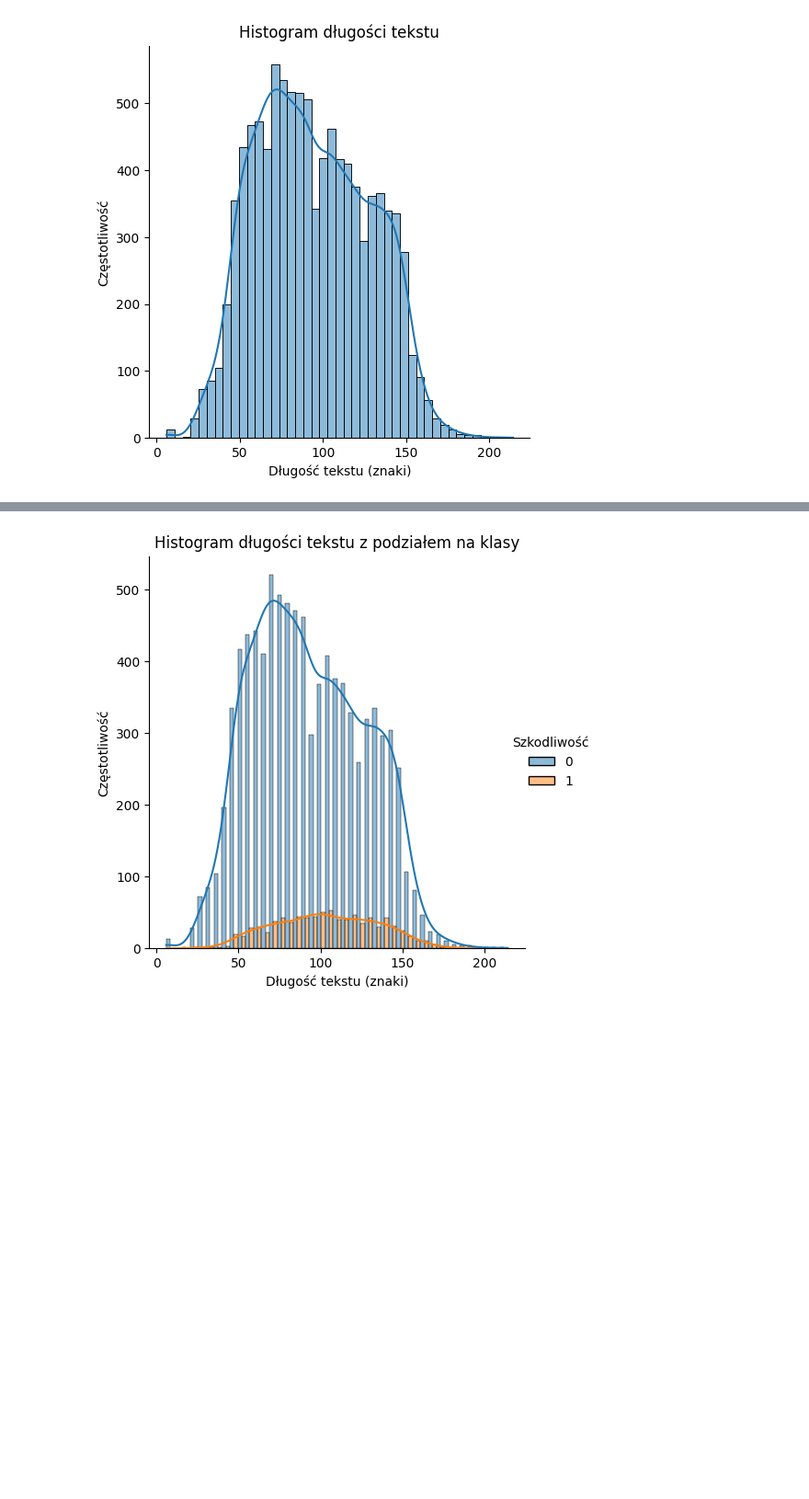
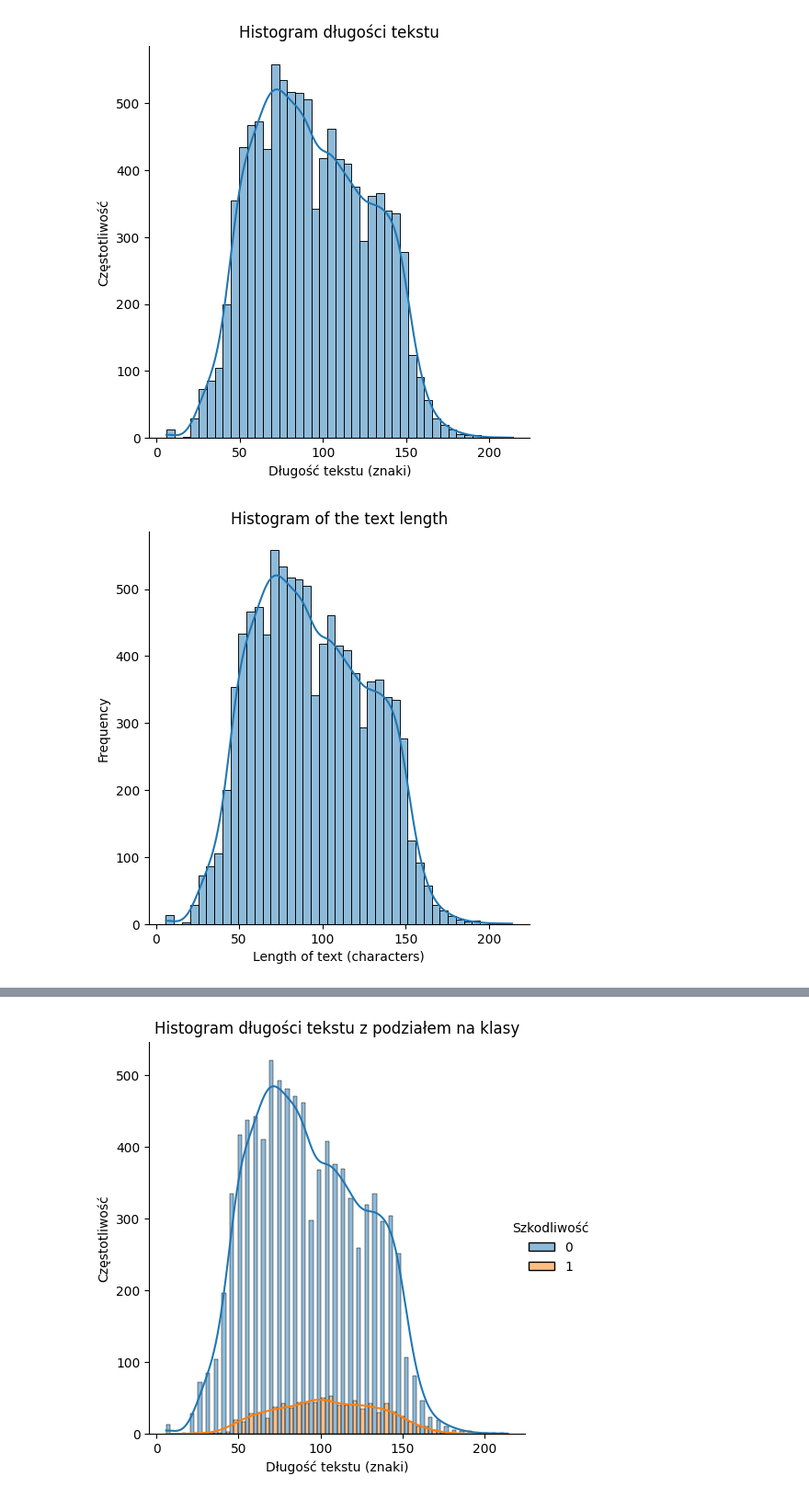
Before and after one commit to szpwski/nlp_poleval_text_classification, a Jupyter notebook: eda.ipynb, the cells around one changed output, grey strips where cells are left out. Shown at 92% size. Saved outputs shown, nothing was run; the diff lists cells and outputs as text; code cells hidden in the pictures; blank space fills up the shorter version.

```diff
--- a/eda.ipynb
+++ b/eda.ipynb
@@ -203,3 +73,10 @@ update_seaborn_plot_labels_title(plot, xlabel='Długość tekstu (znaki)', ylabe
 plt.show()
 # %% [output]
 [figure]
+# %%
+""" ENG """
+plot = sns.displot(train.length, kde=True)
+update_seaborn_plot_labels_title(plot, xlabel='Length of text (characters)', ylabel='Frequency', title='Histogram of the text length')
+plt.show()
+# %% [output]
+[figure, added]
```
Also changed, not shown: parts of 53 cells of this notebook.
